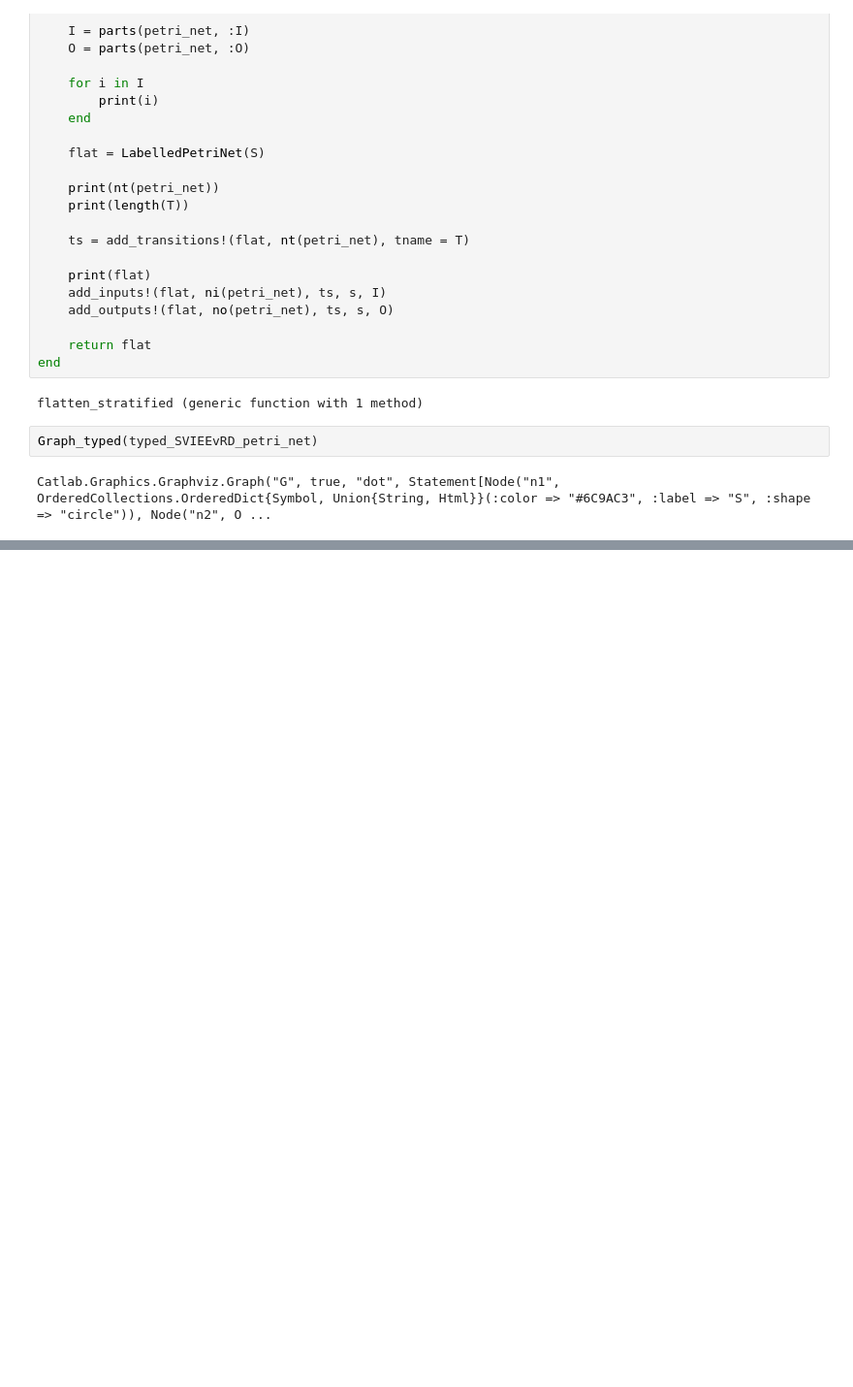
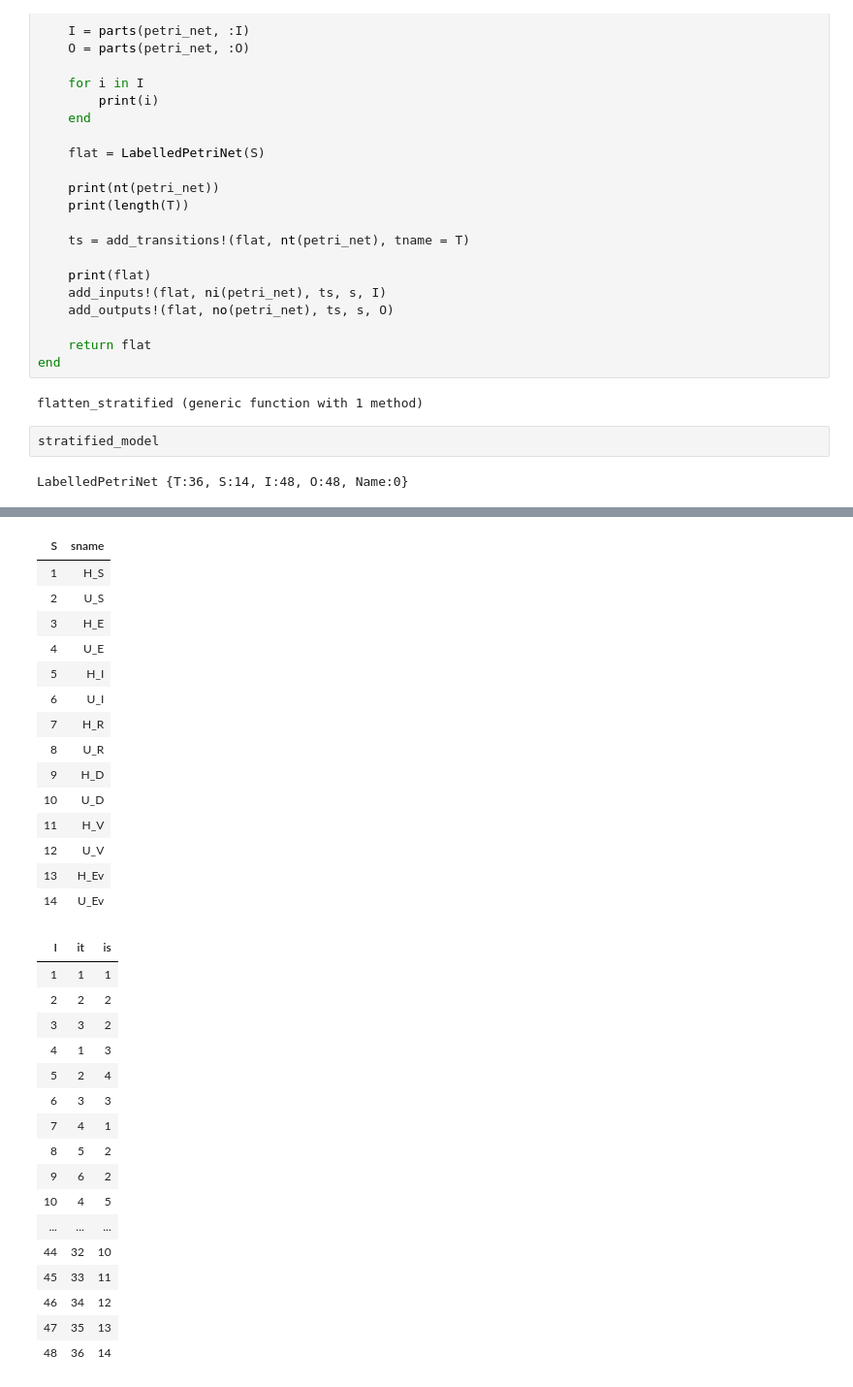
Before and after one commit to Dynamix-IITM/main-repo, a Jupyter notebook: pm documentation/navin/1 sept to 4 sept/epidemic.ipynb, the cells around one changed output, grey strips where cells are left out. Shown at 97% size. Cells and saved outputs as stored; diff of their text form; blank space fills up the shorter version.

```diff
--- a/pm documentation/navin/1 sept to 4 sept/epidemic.ipynb
+++ b/pm documentation/navin/1 sept to 4 sept/epidemic.ipynb
@@ -283,7 +348,7 @@ function flatten_stratified(petri_net)
 end
 # %% [output]
 flatten_stratified (generic function with 1 method)
-# %%
-Graph_typed(typed_SVIEEvRD_petri_net)
-# %% [output]
-Catlab.Graphics.Graphviz.Graph("G", true, "dot", Statement[Node("n1", OrderedCollections.OrderedDict{Symbol, Union{String, Html}}(:color => "#6C9AC3", :label => "S", :shape => "circle")), Node("n2", O ...
+# %%
+stratified_model
+# %% [output]
+LabelledPetriNet {T:36, S:14, I:48, O:48, Name:0}
@@ -289,0 +372,32 @@ Catlab.Graphics.Graphviz.Graph("G", true, "dot", Statement[Node("n1", OrderedCol
+| S | sname |
+| 1 | H_S |
+| 2 | U_S |
+| 3 | H_E |
+| 4 | U_E |
+| 5 | H_I |
+| 6 | U_I |
+| 7 | H_R |
+| 8 | U_R |
+| 9 | H_D |
+| 10 | U_D |
+| 11 | H_V |
+| 12 | U_V |
+| 13 | H_Ev |
+| 14 | U_Ev |
+| I | it | is |
+| 1 | 1 | 1 |
+| 2 | 2 | 2 |
+| 3 | 3 | 2 |
+| 4 | 1 | 3 |
+| 5 | 2 | 4 |
+| 6 | 3 | 3 |
+| 7 | 4 | 1 |
+| 8 | 5 | 2 |
+| 9 | 6 | 2 |
+| 10 | 4 | 5 |
+| ... | ... | ... |
+| 44 | 32 | 10 |
+| 45 | 33 | 11 |
+| 46 | 34 | 12 |
+| 47 | 35 | 13 |
+| 48 | 36 | 14 |
```
Also changed, not shown: parts of 9 cells of this notebook, 9 other files.
